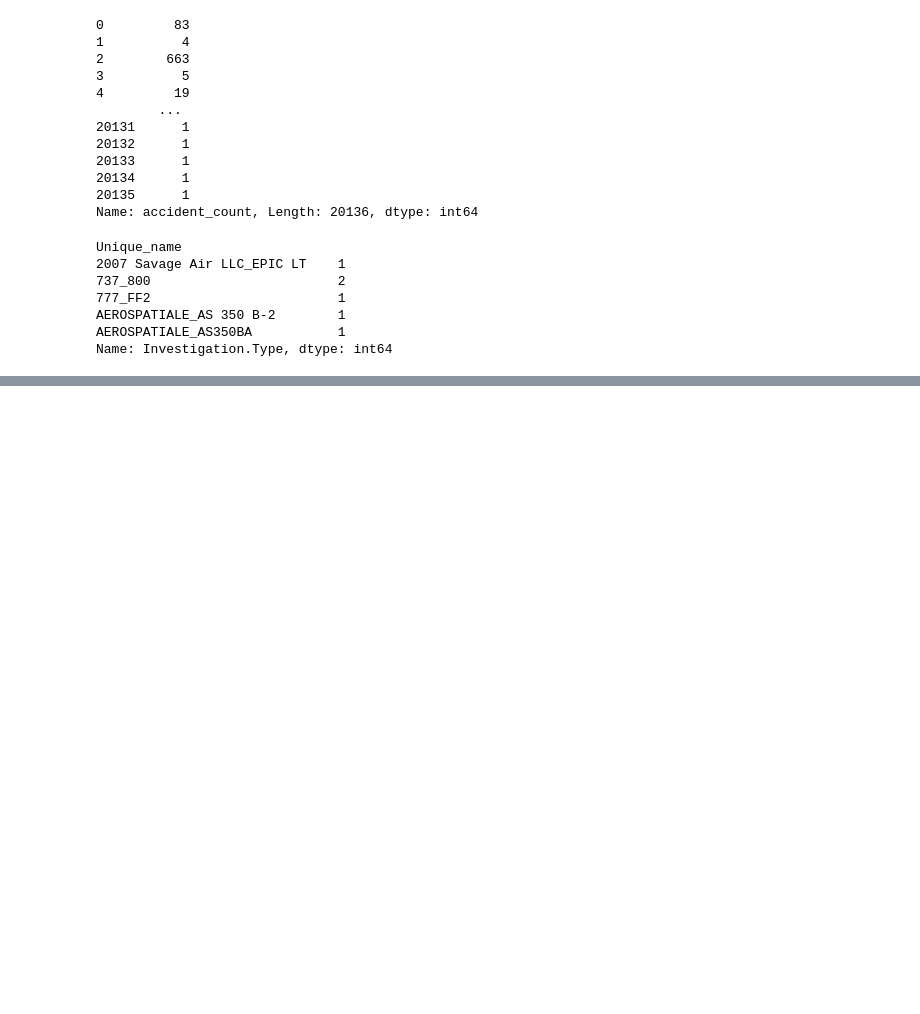
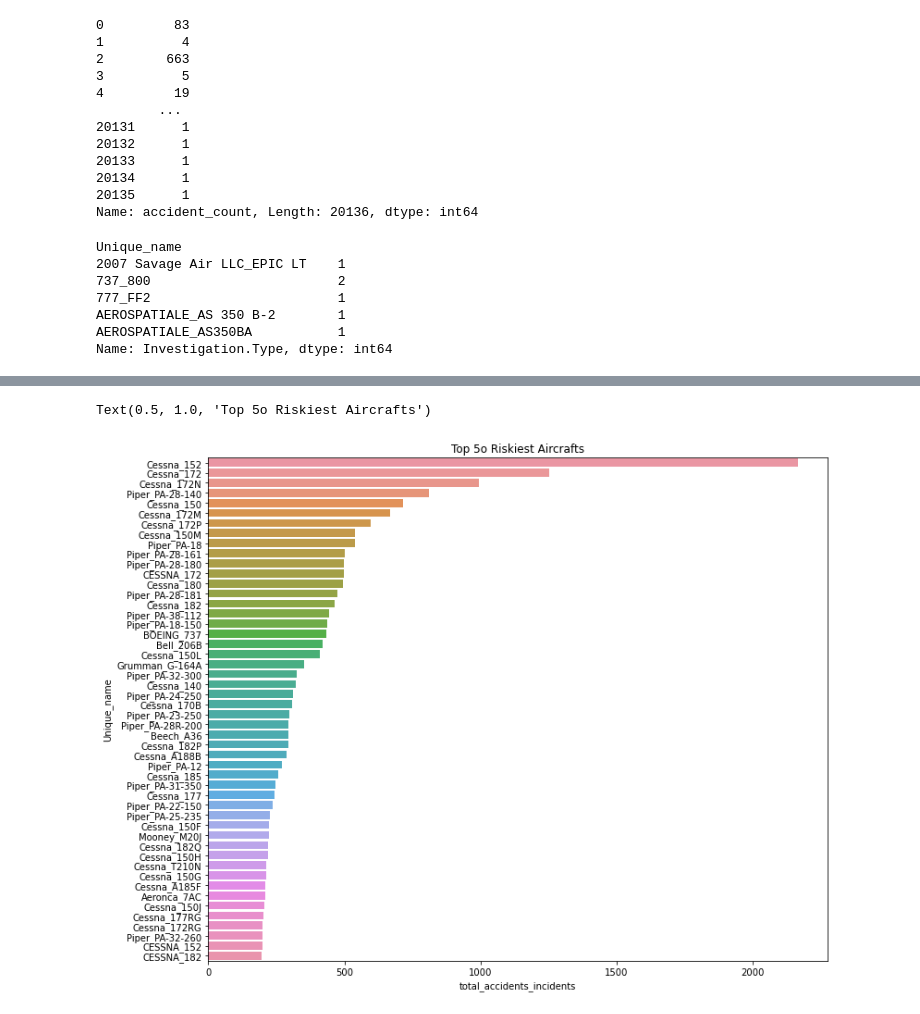
Before and after one commit to Kezia-Neema/Aircraft_recommendation, a Jupyter notebook: index.ipynb, the cells around one changed output, grey strips where cells are left out. Saved outputs shown, nothing was run; the diff lists cells and outputs as text; code cells hidden in the pictures; blank space fills up the shorter version.

```diff
--- a/index.ipynb
+++ b/index.ipynb
@@ -257,0 +269,12 @@ accident_incident_df
+# %%
+# plot top riskiest aircrafts
+fig, ax = plt.subplots(figsize=(12, 10))
+sns.barplot(data=accident_incident_df.head(50),
+            y='Unique_name',
+            x='total_accidents_incidents',
+            orient='h',
+            ax=ax)
+plt.title('Top 5o Riskiest Aircrafts')
+# %% [output]
+Text(0.5, 1.0, 'Top 5o Riskiest Aircrafts')
+[figure, added]
```
Also changed, not shown: parts of 18 cells of this notebook.
